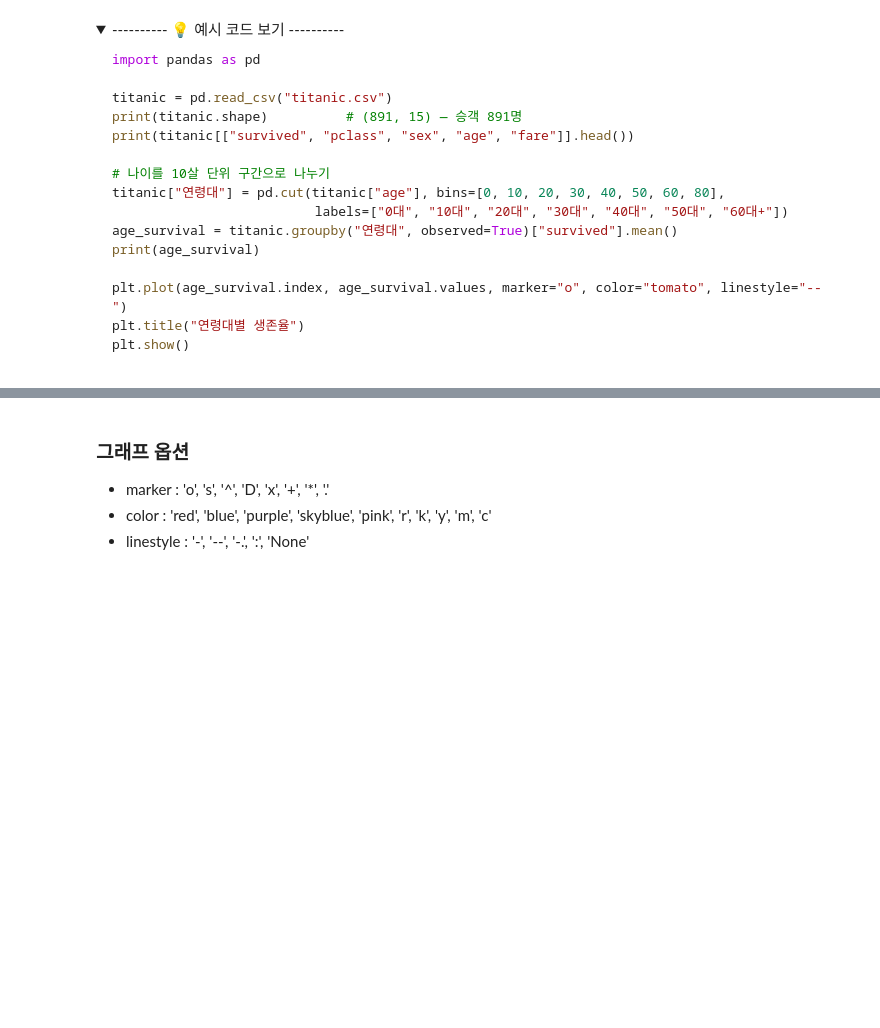
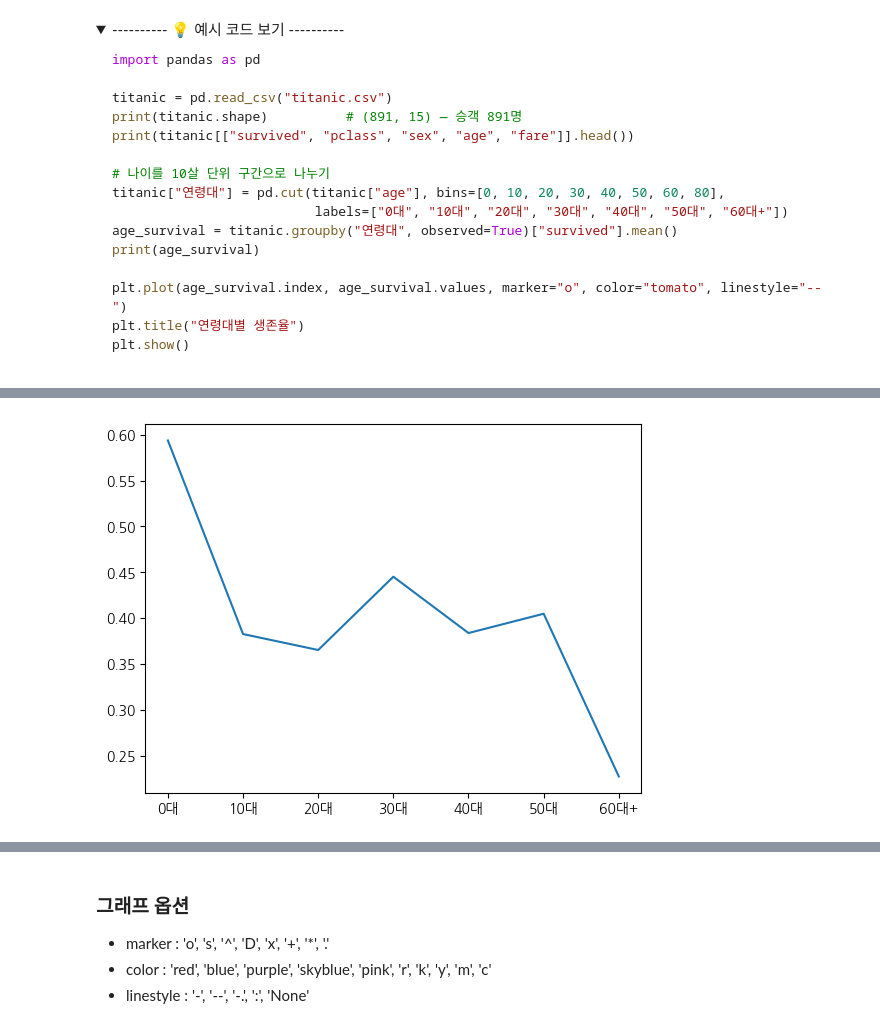
Before and after one commit to qnrPwjd/EST_AI_Challengers_Code, a Jupyter notebook: Week2/CH08_데이터시각화.ipynb, the cells around one changed output, grey strips where cells are left out. Cells and saved outputs as stored; diff of their text form; code cells hidden in the pictures; folded sections open; blank space fills up the shorter version.

```diff
--- a/Week2/CH08_데이터시각화.ipynb
+++ b/Week2/CH08_데이터시각화.ipynb
@@ -116,5 +127,8 @@ plt.show()
 # %%
 # 데이터 불러오기
 # pd.read_csv
+import pandas as pd
+
+titanic = pd.read_csv("titanic.csv")
 # %%
 # EDA (shape, head())
@@ -125,6 +149,9 @@ titanic["연령대"] = pd.cut(titanic["age"], bins=[0, 10, 20, 30, 40, 50, 60, 8
 
 
 #observed=True : 관측된 범주만 그룹화 (False인 경우 없으면 NaN)
-
+age_survival = titanic.groupby('연령대', observed = True)['survived'].mean()
+print(age_survival)
 
 # Series의 index와 values
+print(age_survival.index)
+print(age_survival.values)
@@ -131,4 +171,8 @@ titanic["연령대"] = pd.cut(titanic["age"], bins=[0, 10, 20, 30, 40, 50, 60, 8
 # %%
 # 그래프로 나타내기
 # 연령대 별 생존율
+plt.plot(age_survival.index, age_survival.values)
+plt.show()
+# %% [output]
+[figure, added]
 # %%
```
Also changed, not shown: parts of 6 cells of this notebook.
